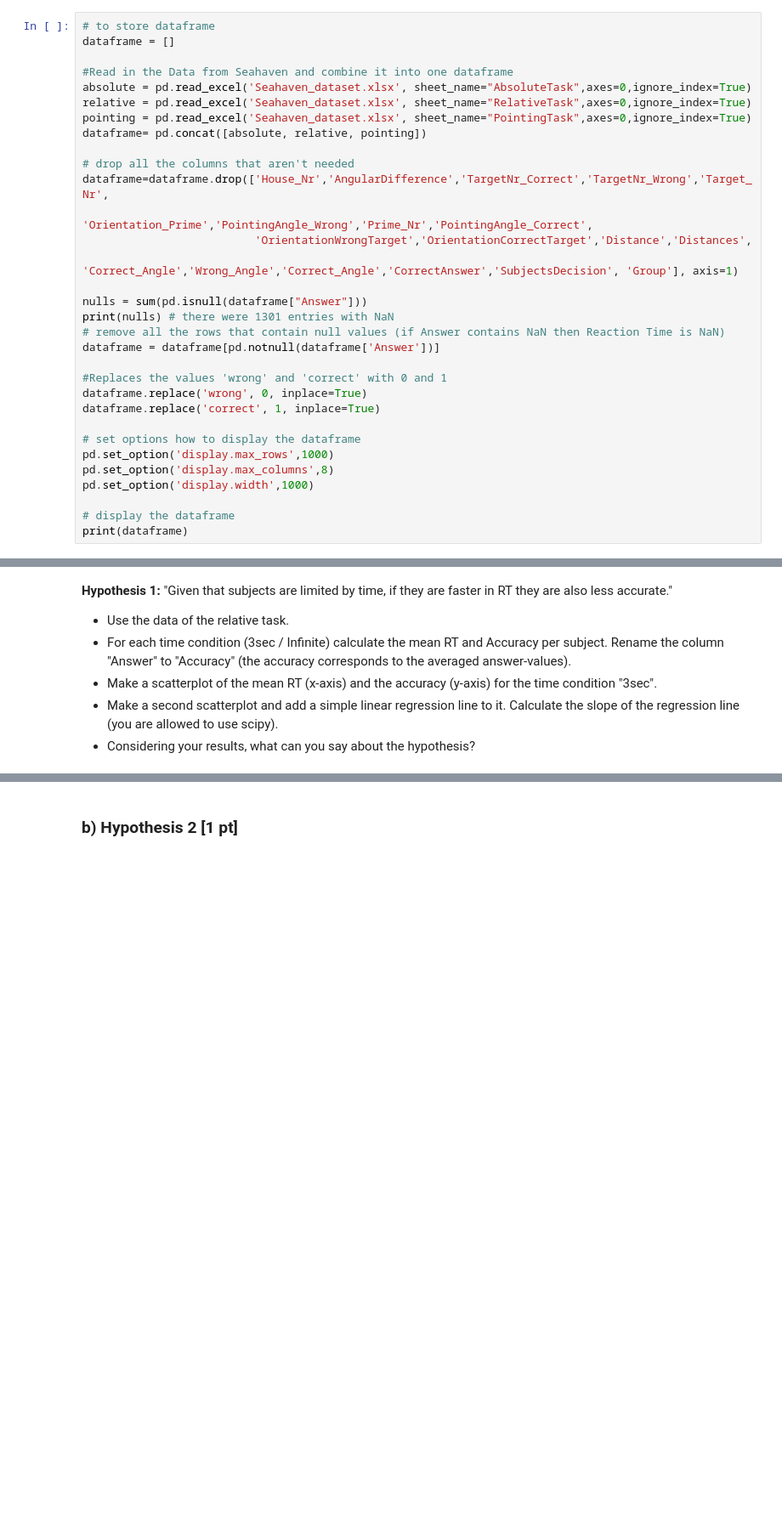
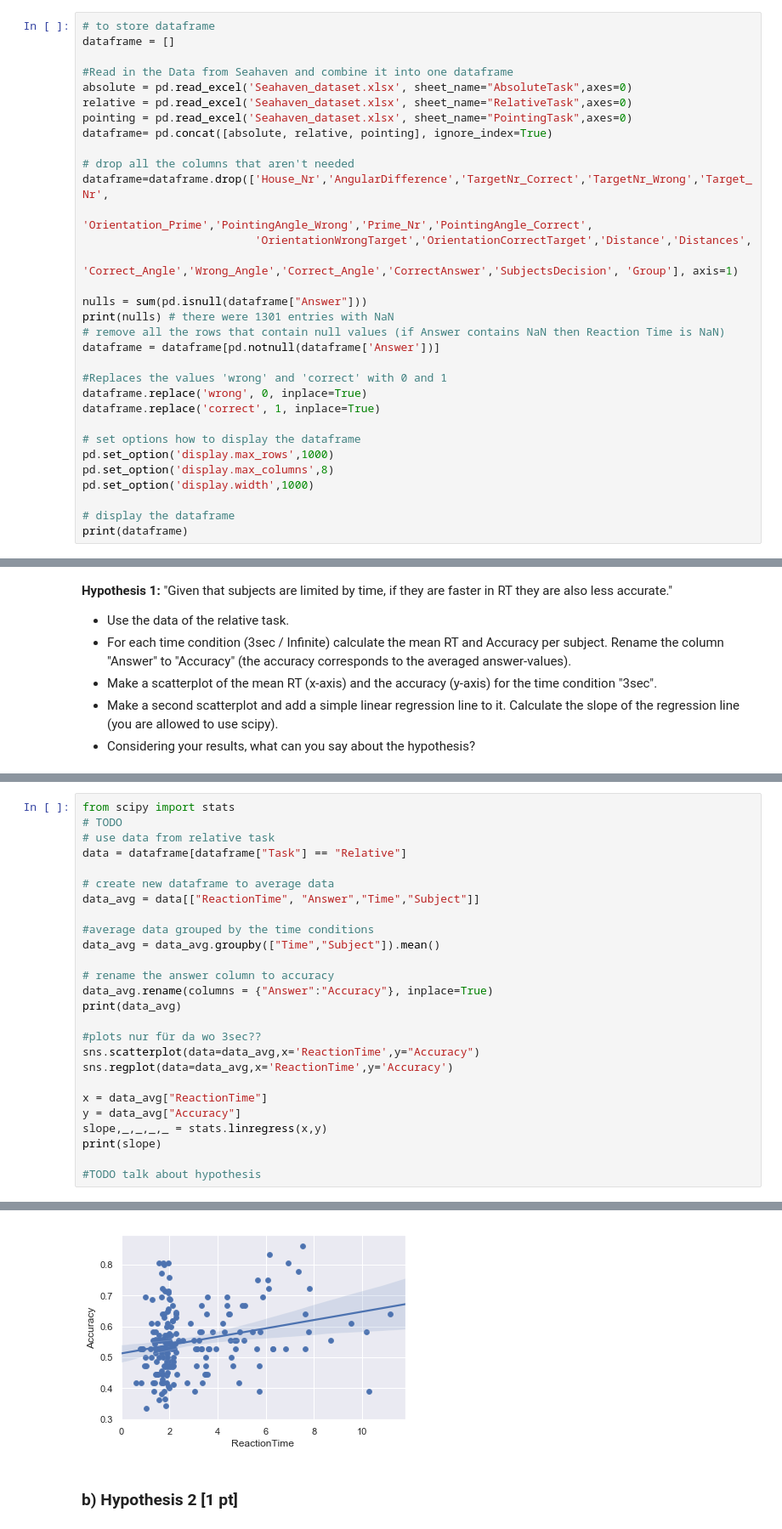
Before and after one commit to NBP-ACC/week-5-acc_9, a Jupyter notebook: sheet03.ipynb, the cells around one changed output, grey strips where cells are left out. Shown at 85% size. Cells and saved outputs as stored; diff of their text form; blank space fills up the shorter version.

Commit message:
Outliers and Hypothesis testing

```diff
--- a/sheet03.ipynb
+++ b/sheet03.ipynb
@@ -56,10 +56,10 @@ import glob
 dataframe = []
 
 #Read in the Data from Seahaven and combine it into one dataframe
-absolute = pd.read_excel('Seahaven_dataset.xlsx', sheet_name="AbsoluteTask",axes=0,ignore_index=True)
-relative = pd.read_excel('Seahaven_dataset.xlsx', sheet_name="RelativeTask",axes=0,ignore_index=True)
-pointing = pd.read_excel('Seahaven_dataset.xlsx', sheet_name="PointingTask",axes=0,ignore_index=True)
-dataframe= pd.concat([absolute, relative, pointing])
+absolute = pd.read_excel('Seahaven_dataset.xlsx', sheet_name="AbsoluteTask",axes=0)
+relative = pd.read_excel('Seahaven_dataset.xlsx', sheet_name="RelativeTask",axes=0)
+pointing = pd.read_excel('Seahaven_dataset.xlsx', sheet_name="PointingTask",axes=0)
+dataframe= pd.concat([absolute, relative, pointing], ignore_index=True)
 
 # drop all the columns that aren't needed
 dataframe=dataframe.drop(['House_Nr','AngularDifference','TargetNr_Correct','TargetNr_Wrong','Target_Nr',
@@ -282,0 +282,27 @@ KeyError: "['195' '634' '963' '1378' '1507' '1839' '2009' '2518' '2598' '2772' '
+# %%
+from scipy import stats
+# TODO
+# use data from relative task
+data = dataframe[dataframe["Task"] == "Relative"]
+
+# create new dataframe to average data
+data_avg = data[["ReactionTime", "Answer","Time","Subject"]]
+
+#average data grouped by the time conditions
+data_avg = data_avg.groupby(["Time","Subject"]).mean()
+
+# rename the answer column to accuracy
+data_avg.rename(columns = {"Answer":"Accuracy"}, inplace=True)
+print(data_avg)
+
+#plots nur für da wo 3sec??
+sns.scatterplot(data=data_avg,x='ReactionTime',y="Accuracy")
+sns.regplot(data=data_avg,x='ReactionTime',y='Accuracy')
+
+x = data_avg["ReactionTime"]
+y = data_avg["Accuracy"]
+slope,_,_,_,_ = stats.linregress(x,y)
+print(slope)
+
+#TODO talk about hypothesis
+# %% [output]
@@ -283,3 +326,4 @@ KeyError: "['195' '634' '963' '1378' '1507' '1839' '2009' '2518' '2598' '2772' '
+[figure, added]
 # %% [markdown]
 ### b) Hypothesis 2 [1 pt]
 # %% [markdown]
```
Also changed, not shown: parts of 9 cells of this notebook.
